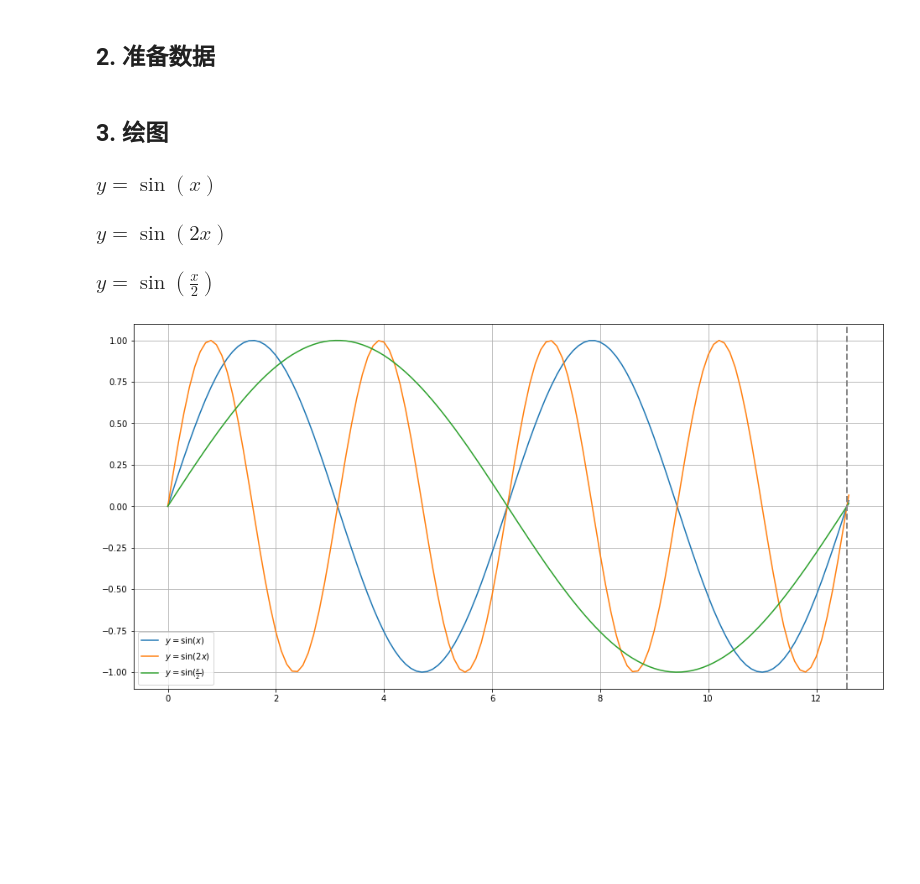
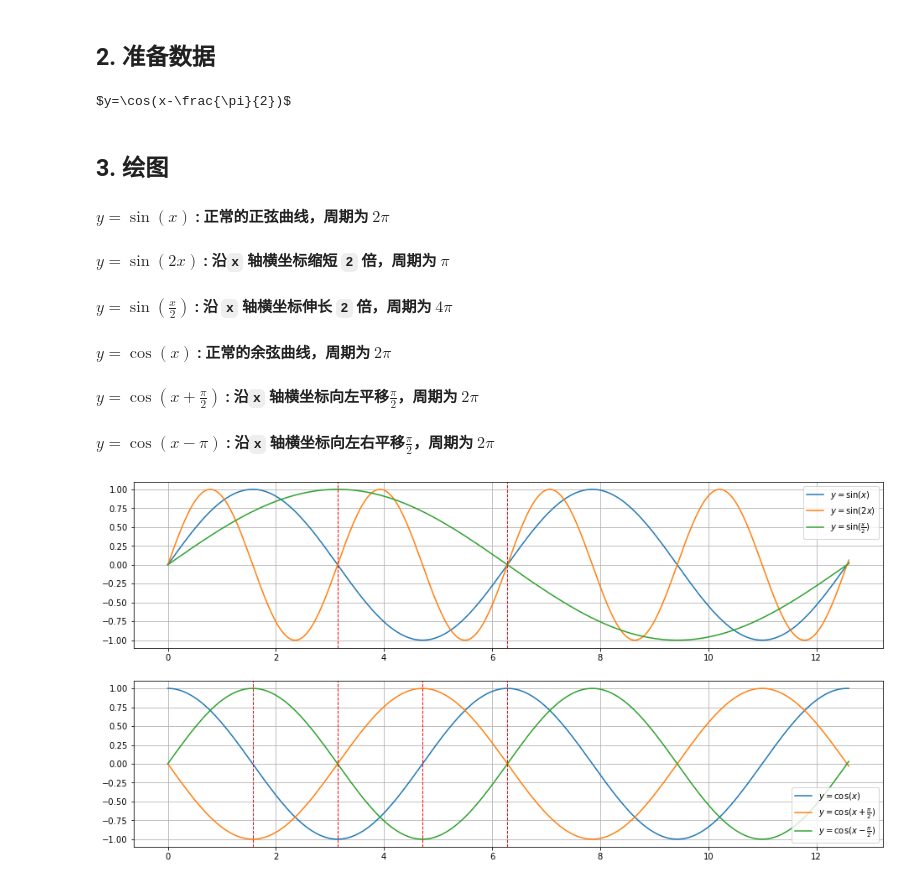
Before and after one commit to DaCang/anaconda, a Jupyter notebook: Trigonometric_functions(三角函数).ipynb, the cells around one changed output. Cells and saved outputs as stored; diff of their text form; code cells hidden in the pictures; blank space fills up the shorter version.

```diff
--- a/Trigonometric_functions(三角函数).ipynb
+++ b/Trigonometric_functions(三角函数).ipynb
@@ -7,37 +7,75 @@ import math
 # %% [markdown]
 ## 2. 准备数据
 # %%
-x = np.arange(0,4.02*np.pi,0.1)   # start,stop,step
+x_sin = np.arange(0,4.02*np.pi,0.01*np.pi)   # start,stop,step
+
+x_cos = np.arange(0,4.02*np.pi,0.01*np.pi)   # start,stop,step
+
 sin_fs=(
     lambda x: x,
     lambda x: 2*x,
     lambda x: 0.5*x
 )
+cos_fs=(
+    lambda x: x,
+    lambda x: x+0.5*np.pi,
+    lambda x: x-0.5*np.pi
+)
 
-labels=(
+sin_labels=(
     "$y=\sin(x)$",
     "$y=\sin(2x)$",
     "$y=\sin(\\frac{x}{2})$"
 )
-# print(labels[2])
+
+cos_labels=(
+    "$y=\cos(x)$",
+    "$y=\cos(x+\\frac{\\pi}{2})$",
+    "$y=\cos(x-\\frac{\\pi}{2})$"
+)
+
+c="r"
+print(cos_labels[2])
 # y = np.sin(x)
 # y1 = np.sin(2*x)
 # y2 = np.sin(0.5*x)
+# %% [output]
+$y=\cos(x-\frac{\pi}{2})$
 # %% [markdown]
 ## 3. 绘图
-### $y=\sin(x)$
-### $y=\sin(2x)$
-### $y=\sin(\frac{x}{2})$
+#### $y=\sin(x)$ : 正常的正弦曲线，周期为 $2\pi$
+#### $y=\sin(2x)$ : 沿`x` 轴横坐标缩短 `2` 倍，周期为 $\pi$
+#### $y=\sin(\frac{x}{2})$ : 沿 `x`  轴横坐标伸长 `2` 倍，周期为 $4\pi$
+
+#### $y=\cos(x)$  : 正常的余弦曲线，周期为 $2\pi$
+#### $y=\cos(x+\frac{\pi}{2})$  : 沿`x` 轴横坐标向左平移$\frac{\pi}{2}$，周期为 $2\pi$
+#### $y=\cos(x-\pi)$ : 沿`x` 轴横坐标向左右平移$\frac{\pi}{2}$，周期为 $2\pi$
 # %%
 plt.figure(figsize=(16, 8))
+plt.subplot(2, 1, 1)
+for sin_f, label in zip(sin_fs, sin_labels):
+    y=np.sin(sin_f(x_sin))
+    plt.plot(x_sin, y, label=label)
+    plt.legend()
 
-for sin_f, label in zip(sin_fs, labels):
-    y=np.sin(sin_f(x))
-    plt.plot(x, y, label=label)
-    plt.legend()
-plt.axvline(x=4*np.pi, c="#888", ls="--", lw=2)
+plt.axvline(x=np.pi, c=c, ls="--", lw=1)
+plt.axvline(x=2*np.pi, c=c, ls="--", lw=1)
+
 plt.grid()
 
+plt.subplot(2, 1, 2)
+for cos_f, label in zip(cos_fs, cos_labels):
+    y=np.cos(cos_f(x_cos))
+    plt.plot(x_cos, y, label=label)
+    plt.legend()
+
+plt.grid()
+
+plt.axvline(x=0.5*np.pi, c=c, ls="--", lw=1)
+plt.axvline(x=np.pi, c=c, ls="--", lw=1)
+plt.axvline(x=1.5*np.pi, c=c, ls="--", lw=1)
+plt.axvline(x=2*np.pi, c=c, ls="--", lw=1)
+
 plt.show()
 # %% [output]
-[figure, old version]
+[figure, new version]
```
